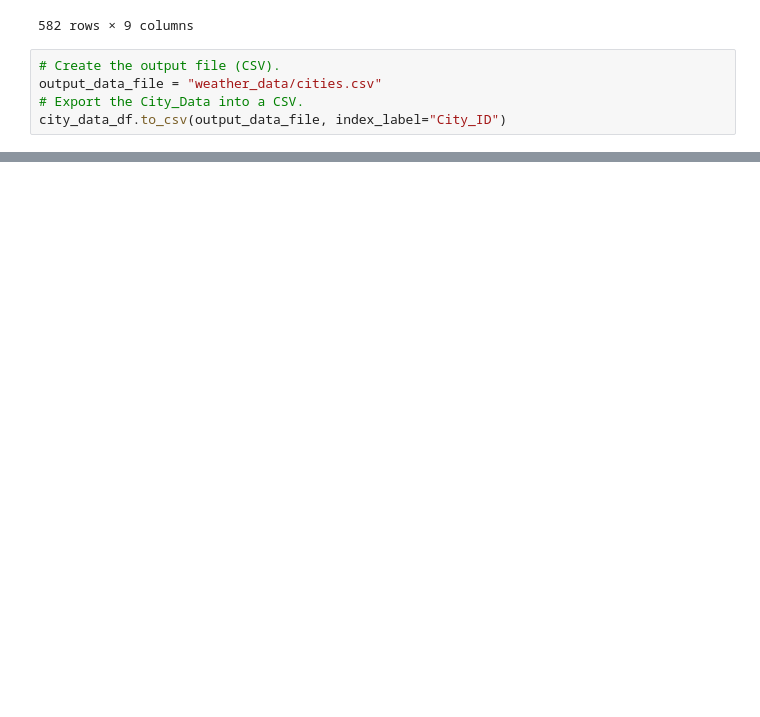
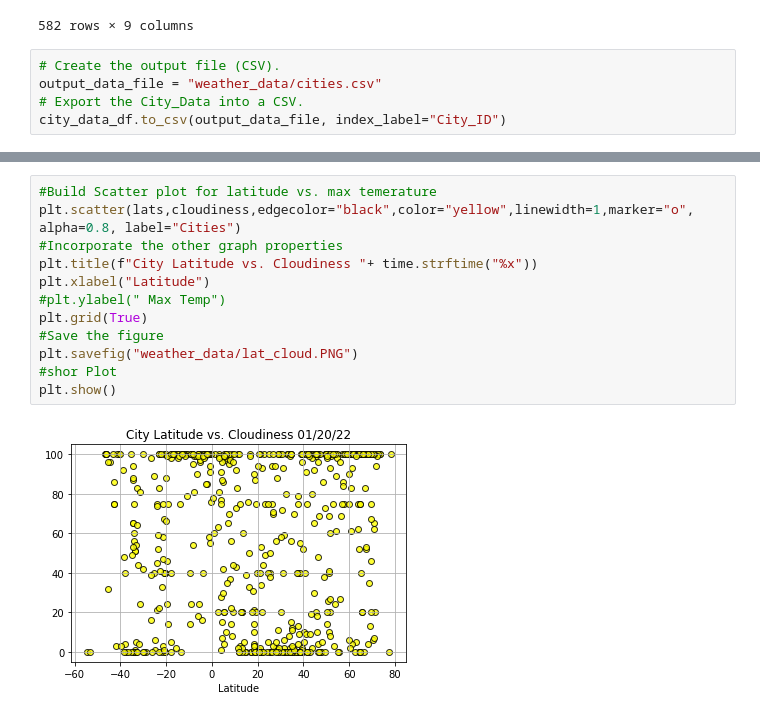
Before and after one commit to umakiyer/World-Weather_Analysis, a Jupyter notebook: WeatherPy.ipynb, the cells around one changed output, grey strips where cells are left out. Cells and saved outputs as stored; diff of their text form; blank space fills up the shorter version.

```diff
--- a/WeatherPy.ipynb
+++ b/WeatherPy.ipynb
@@ -165,0 +222,14 @@ city_data_df.to_csv(output_data_file, index_label="City_ID")
+# %%
+#Build Scatter plot for latitude vs. max temerature
+plt.scatter(lats,cloudiness,edgecolor="black",color="yellow",linewidth=1,marker="o", alpha=0.8, label="Cities")
+#Incorporate the other graph properties
+plt.title(f"City Latitude vs. Cloudiness "+ time.strftime("%x"))
+plt.xlabel("Latitude")
+#plt.ylabel(" Max Temp")
+plt.grid(True)
+#Save the figure
+plt.savefig("weather_data/lat_cloud.PNG")
+#shor Plot
+plt.show()
+# %% [output]
+[figure, added]
```
Also changed, not shown: parts of 5 cells of this notebook, 4 other files.
